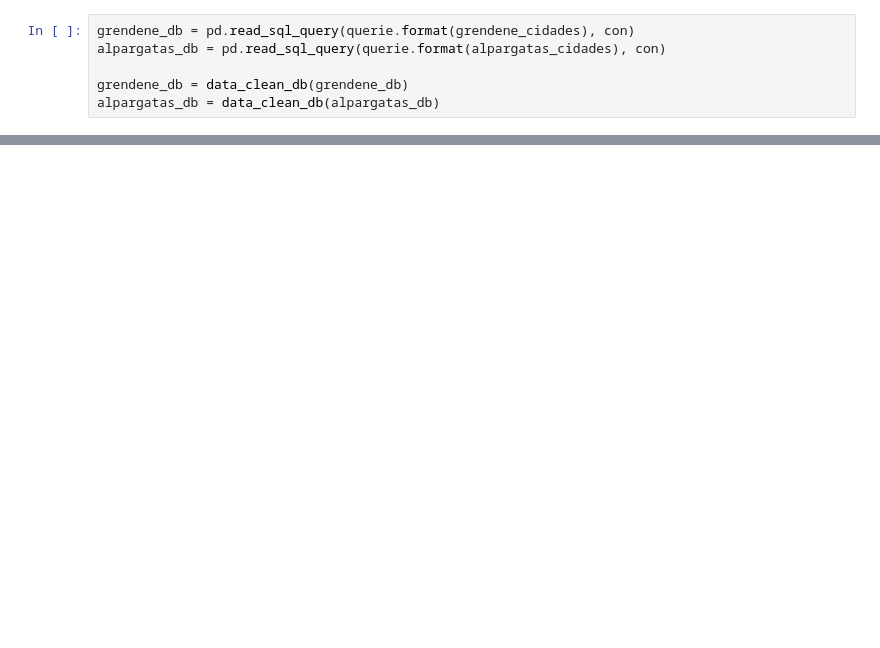
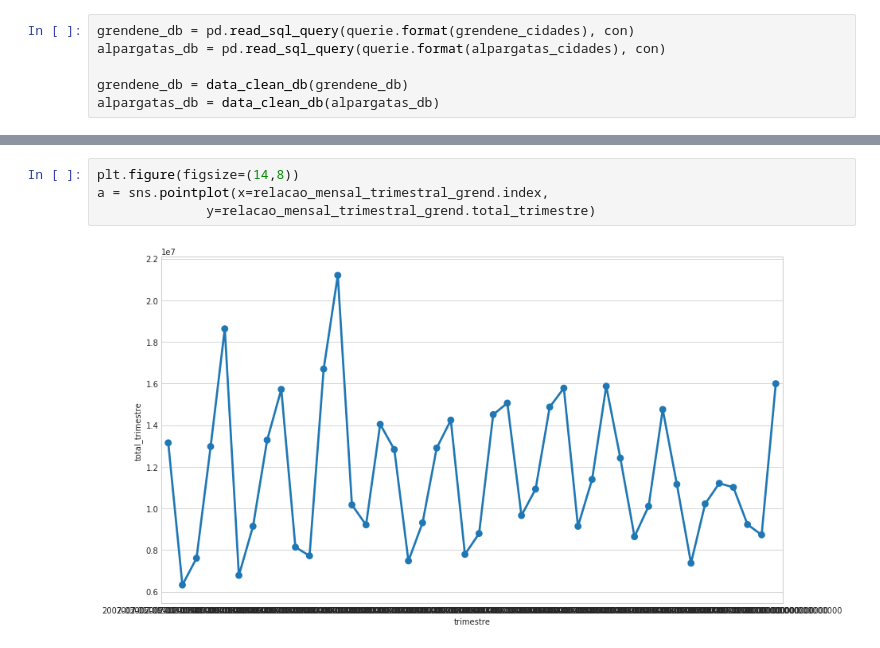
Before and after one commit to raffOps/data-analysis, a Jupyter notebook: data analysis.ipynb, the cells around one changed output, grey strips where cells are left out. Drawn from its saved outputs; the diff is of its cells as text; blank space fills up the shorter version.

```diff
--- a/data analysis.ipynb
+++ b/data analysis.ipynb
@@ -328,0 +298,6 @@ Name: exportacao, dtype: int64
+# %%
+plt.figure(figsize=(14,8))
+a = sns.pointplot(x=relacao_mensal_trimestral_grend.index,
+              y=relacao_mensal_trimestral_grend.total_trimestre)
+# %% [output]
+[figure, added]
```
Also changed, not shown: parts of 48 cells of this notebook, 2 other files.
